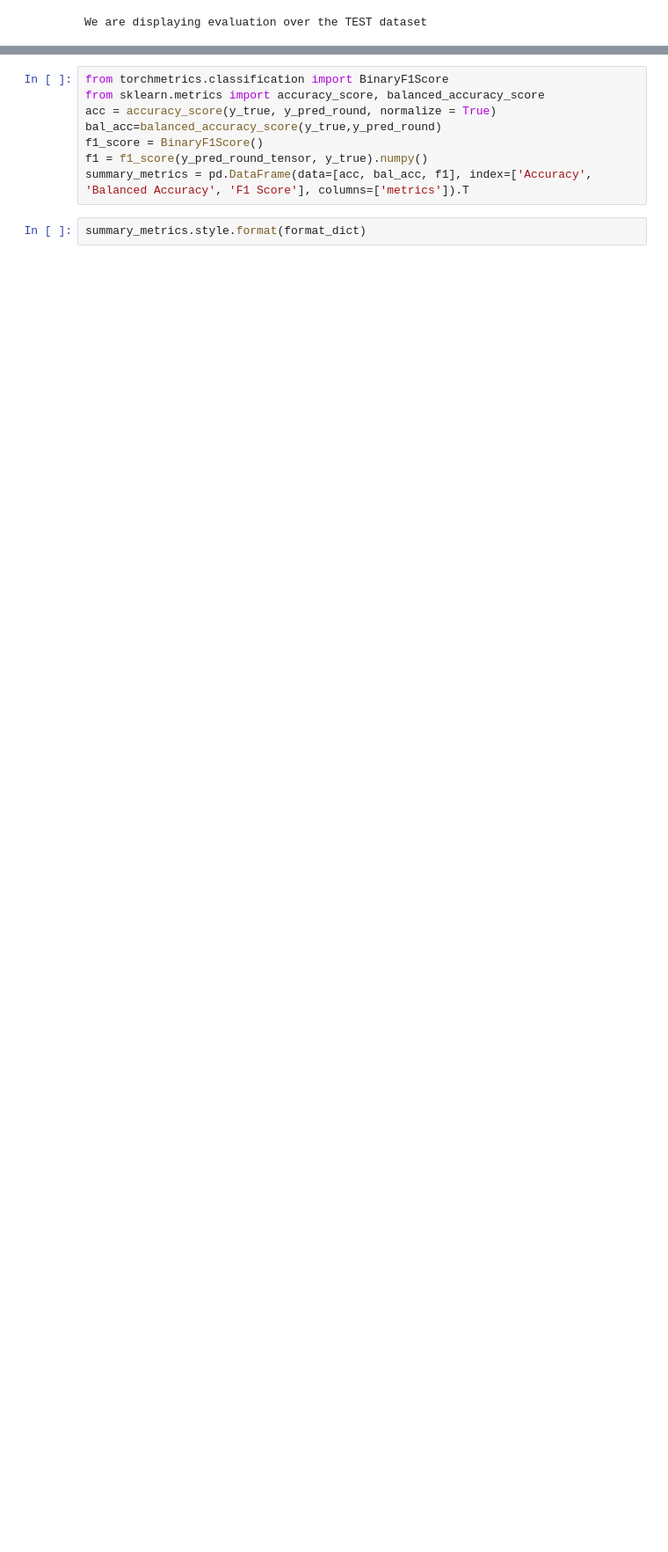
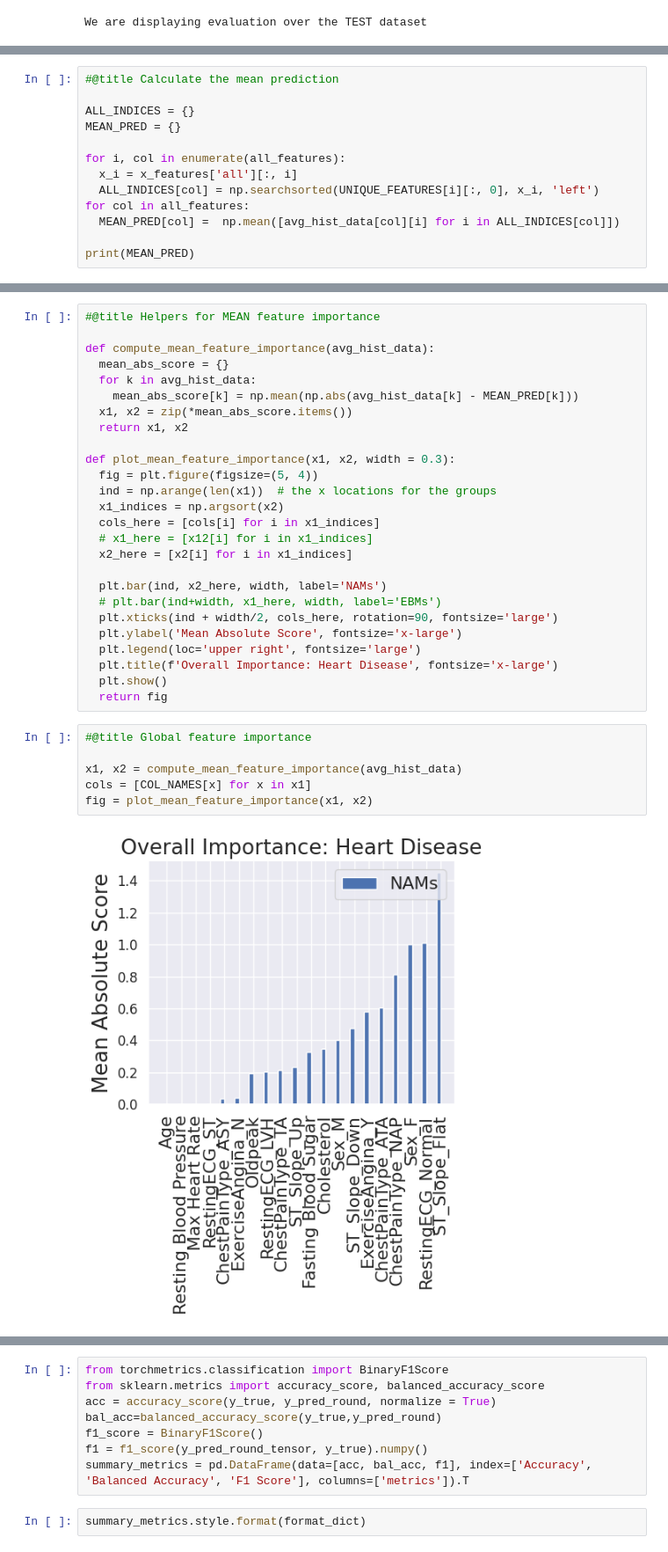
Before and after one commit to juliepinole/eth, a Jupyter notebook: healthcare/heart/Heart_explo_NAM.ipynb, the cells around one changed output, grey strips where cells are left out. Shown at 88% size. Drawn from its saved outputs; the diff is of its cells as text; blank space fills up the shorter version.

```diff
--- a/healthcare/heart/Heart_explo_NAM.ipynb
+++ b/healthcare/heart/Heart_explo_NAM.ipynb
@@ -629,0 +770,13 @@ y_pred_round = y_pred_round_tensor.detach().numpy()
+# %%
+#@title Calculate the mean prediction
+
+ALL_INDICES = {}
+MEAN_PRED = {}
+
+for i, col in enumerate(all_features):
+  x_i = x_features['all'][:, i]
+  ALL_INDICES[col] = np.searchsorted(UNIQUE_FEATURES[i][:, 0], x_i, 'left')
+for col in all_features:
+  MEAN_PRED[col] =  np.mean([avg_hist_data[col][i] for i in ALL_INDICES[col]])
+
+print(MEAN_PRED)
@@ -629,0 +785,34 @@ y_pred_round = y_pred_round_tensor.detach().numpy()
+# %%
+#@title Helpers for MEAN feature importance
+
+def compute_mean_feature_importance(avg_hist_data):
+  mean_abs_score = {}
+  for k in avg_hist_data:
+    mean_abs_score[k] = np.mean(np.abs(avg_hist_data[k] - MEAN_PRED[k]))
+  x1, x2 = zip(*mean_abs_score.items())
+  return x1, x2
+
+def plot_mean_feature_importance(x1, x2, width = 0.3):
+  fig = plt.figure(figsize=(5, 4))
+  ind = np.arange(len(x1))  # the x locations for the groups
+  x1_indices = np.argsort(x2)
+  cols_here = [cols[i] for i in x1_indices]
+  # x1_here = [x12[i] for i in x1_indices]
+  x2_here = [x2[i] for i in x1_indices]
+
+  plt.bar(ind, x2_here, width, label='NAMs')
+  # plt.bar(ind+width, x1_here, width, label='EBMs')
+  plt.xticks(ind + width/2, cols_here, rotation=90, fontsize='large')
+  plt.ylabel('Mean Absolute Score', fontsize='x-large')
+  plt.legend(loc='upper right', fontsize='large')
+  plt.title(f'Overall Importance: Heart Disease', fontsize='x-large')
+  plt.show()
+  return fig
+# %%
+#@title Global feature importance
+
+x1, x2 = compute_mean_feature_importance(avg_hist_data)
+cols = [COL_NAMES[x] for x in x1]
+fig = plot_mean_feature_importance(x1, x2)
+# %% [output]
+[figure, added]
```
Also changed, not shown: parts of 36 cells of this notebook, 3 other files.
